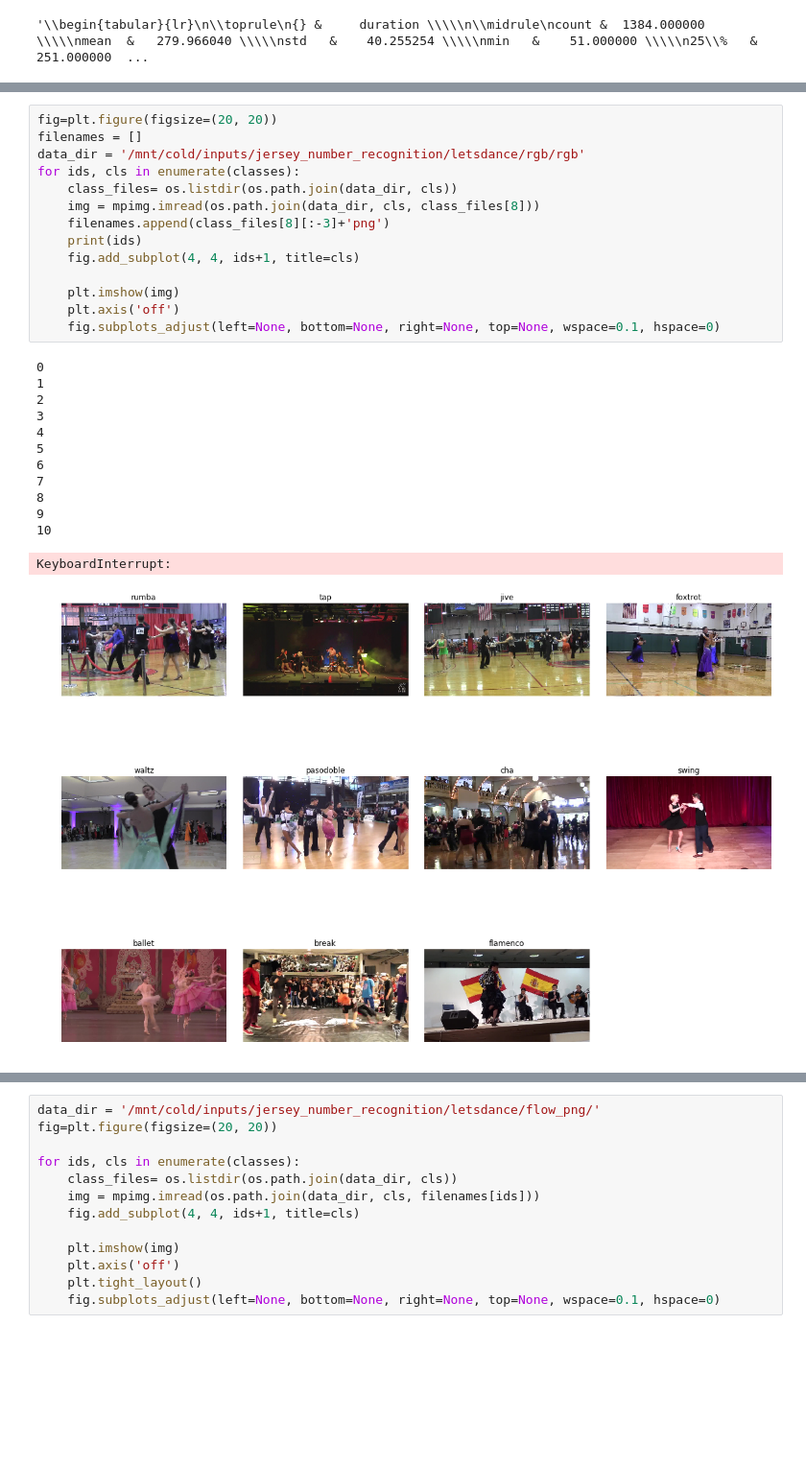
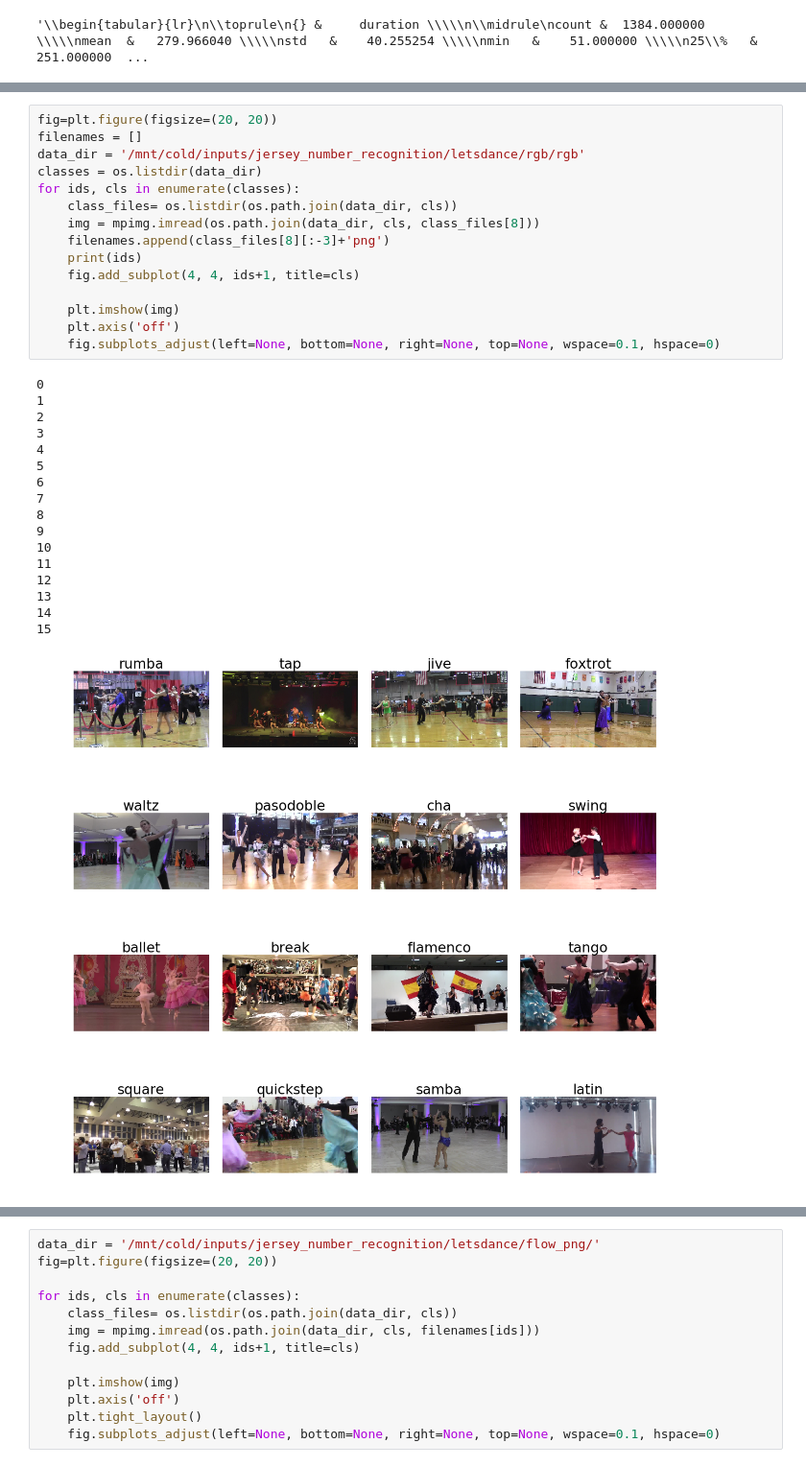
Before and after one commit to wysoczanska/Dance-Recognition, a Jupyter notebook: src/notebooks/Data Exploration.ipynb, the cells around one changed output, grey strips where cells are left out. Shown at 96% size. Saved outputs shown, nothing was run; the diff lists cells and outputs as text; blank space fills up the shorter version.

```diff
--- a/src/notebooks/Data Exploration.ipynb
+++ b/src/notebooks/Data Exploration.ipynb
@@ -38,31 +36,36 @@ sns.countplot(df.target)
 # %%
 fig=plt.figure(figsize=(20, 20))
 filenames = []
 data_dir = '/mnt/cold/inputs/jersey_number_recognition/letsdance/rgb/rgb'
+classes = os.listdir(data_dir)
 for ids, cls in enumerate(classes):
     class_files= os.listdir(os.path.join(data_dir, cls))
     img = mpimg.imread(os.path.join(data_dir, cls, class_files[8]))
     filenames.append(class_files[8][:-3]+'png')
     print(ids)
     fig.add_subplot(4, 4, ids+1, title=cls)
 
     plt.imshow(img)
     plt.axis('off')
     fig.subplots_adjust(left=None, bottom=None, right=None, top=None, wspace=0.1, hspace=0)
 # %% [output]
 0
 1
 2
 3
 4
 5
 6
 7
 8
 9
 10
+11
+12
+13
+14
+15
-KeyboardInterrupt:
-[figure, old version]
+[figure, new version]
 # %%
 fig=plt.figure(figsize=(20, 20))
 data_dir = '/mnt/cold/inputs/jersey_number_recognition/letsdance/densepose/rgb'
```
Also changed, not shown: parts of 4 cells of this notebook, 10 other files.
